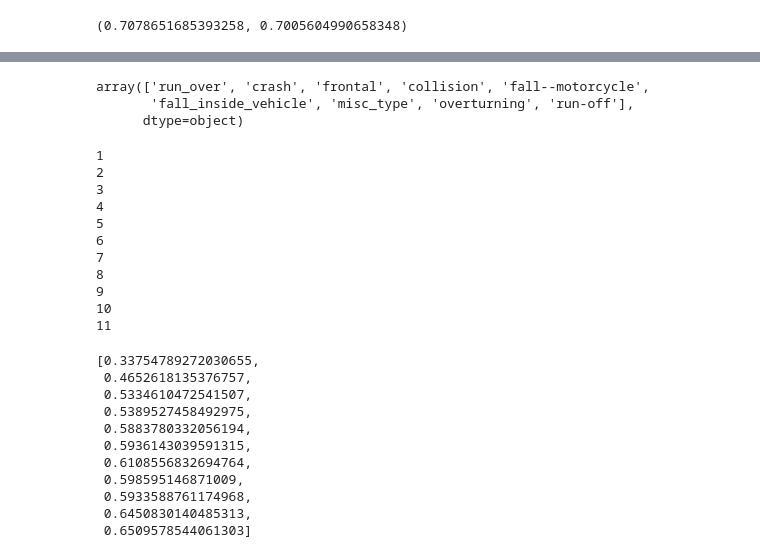
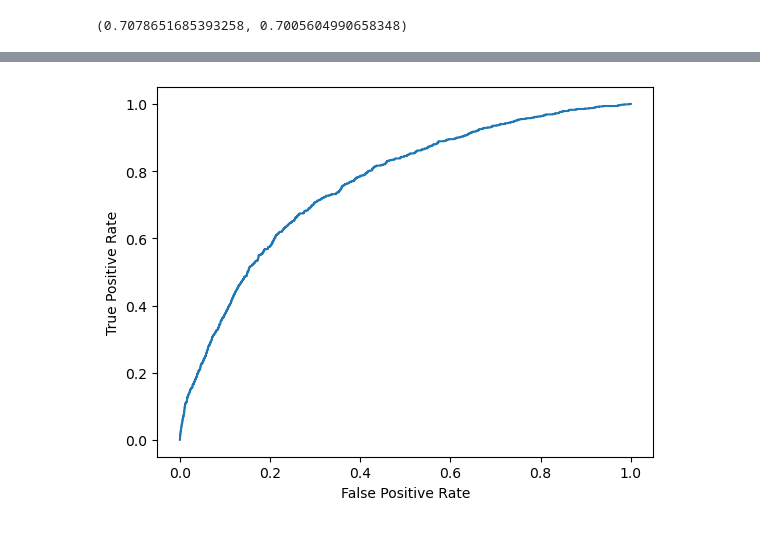
Before and after one commit to AlexChicote/BarcelonaAccidents2024, a Jupyter notebook: modeling/modellingBA.ipynb, the cells around one changed output, grey strips where cells are left out. Cells and saved outputs as stored; diff of their text form; code cells hidden in the pictures.

```diff
--- a/modeling/modellingBA.ipynb
+++ b/modeling/modellingBA.ipynb
@@ -176 +167,14 @@ recall, accuracy
+# %%
+def plot_roc_curve(true_y, y_prob):
+    """
+    plots the roc curve based of the probabilities
+    """
+
+    fpr, tpr, thresholds = roc_curve(true_y, y_prob)
+    plt.plot(fpr, tpr)
+    plt.xlabel('False Positive Rate')
+    plt.ylabel('True Positive Rate')
+plot_roc_curve(y_test,prob_1)
+# %% [output]
+[figure, added]
 # %%
@@ -194,6 +208,0 @@ gs.fit(X_train,y_train)
-# %%
-acc.accident_type.unique()
-# %% [output]
-array(['run_over', 'crash', 'frontal', 'collision', 'fall--motorcycle',
-       'fall_inside_vehicle', 'misc_type', 'overturning', 'run-off'],
-      dtype=object)
@@ -209,4 +209,15 @@ categorical_transformer = Pipeline(
 # %%
+##Checking if there is any overfitting
+
+numeric_transformer = Pipeline(
+    steps=[("imputer", SimpleImputer(strategy="median")), ("scaler", MinMaxScaler())]
+)
+categorical_transformer = Pipeline(
+    steps=[
+        ("encoder", OneHotEncoder(handle_unknown="ignore",drop='first'))
+    ]
+)
+
 accuracies=[]
 recalls=[]
 numerical_features=[col[0] for col in model_dict['numerical_features'].items() if col[1]>1]
@@ -242,26 +253,4 @@ for num in range(1,len(total_features)):
     recalls.append(sum(shift_recall)/len(shift_recall))
 
 recalls
+##NO OVERFITTING because recall keeps improving as I add features while accuracy remains mostly the same
-# %% [output]
-1
-2
-3
-4
-5
-6
-7
-8
-9
-10
-11
-[0.33754789272030655,
- 0.4652618135376757,
- 0.5334610472541507,
- 0.5389527458492975,
- 0.5883780332056194,
- 0.5936143039591315,
- 0.6108556832694764,
- 0.598595146871009,
- 0.5933588761174968,
- 0.6450830140485313,
- 0.6509578544061303]
```
Also changed, not shown: parts of 19 cells of this notebook.
